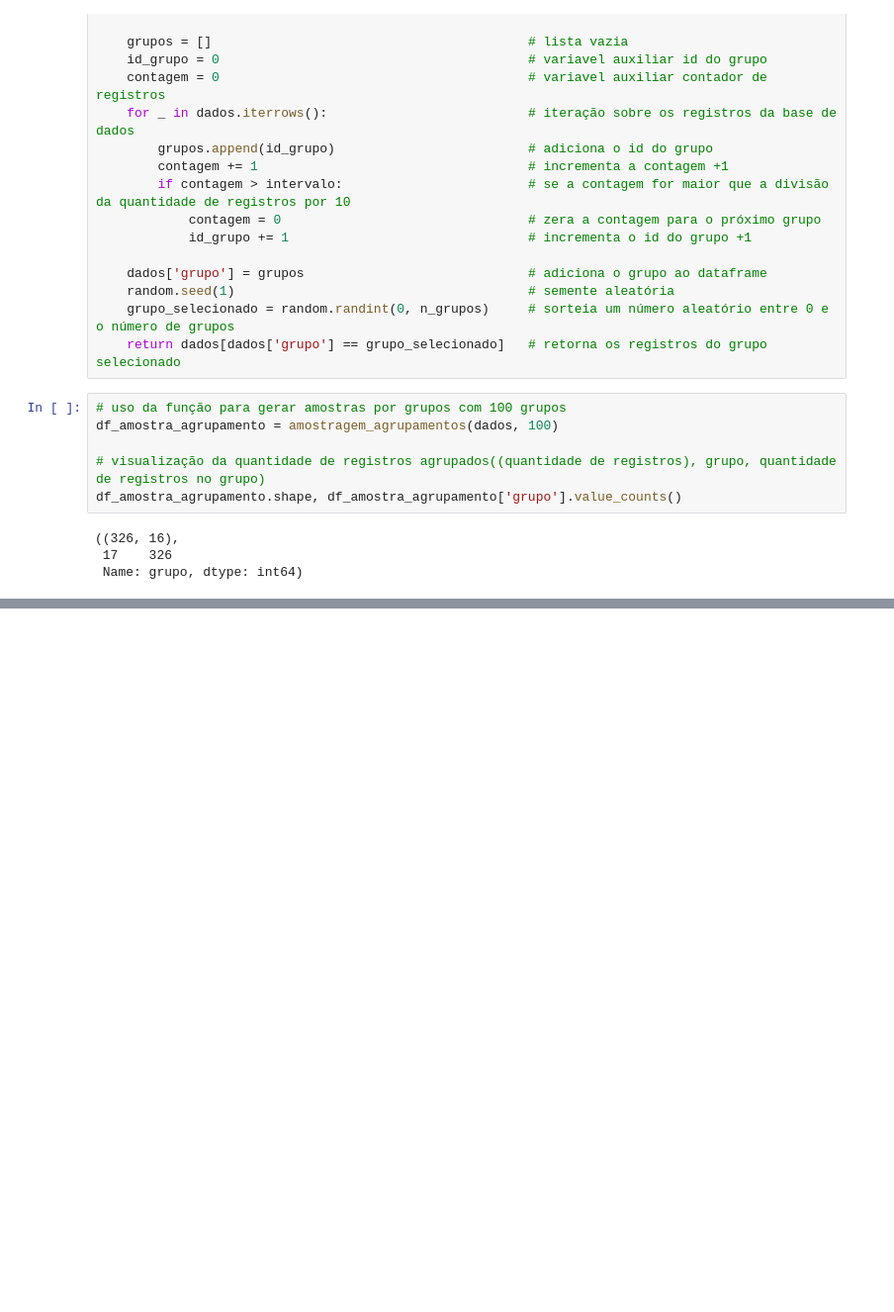
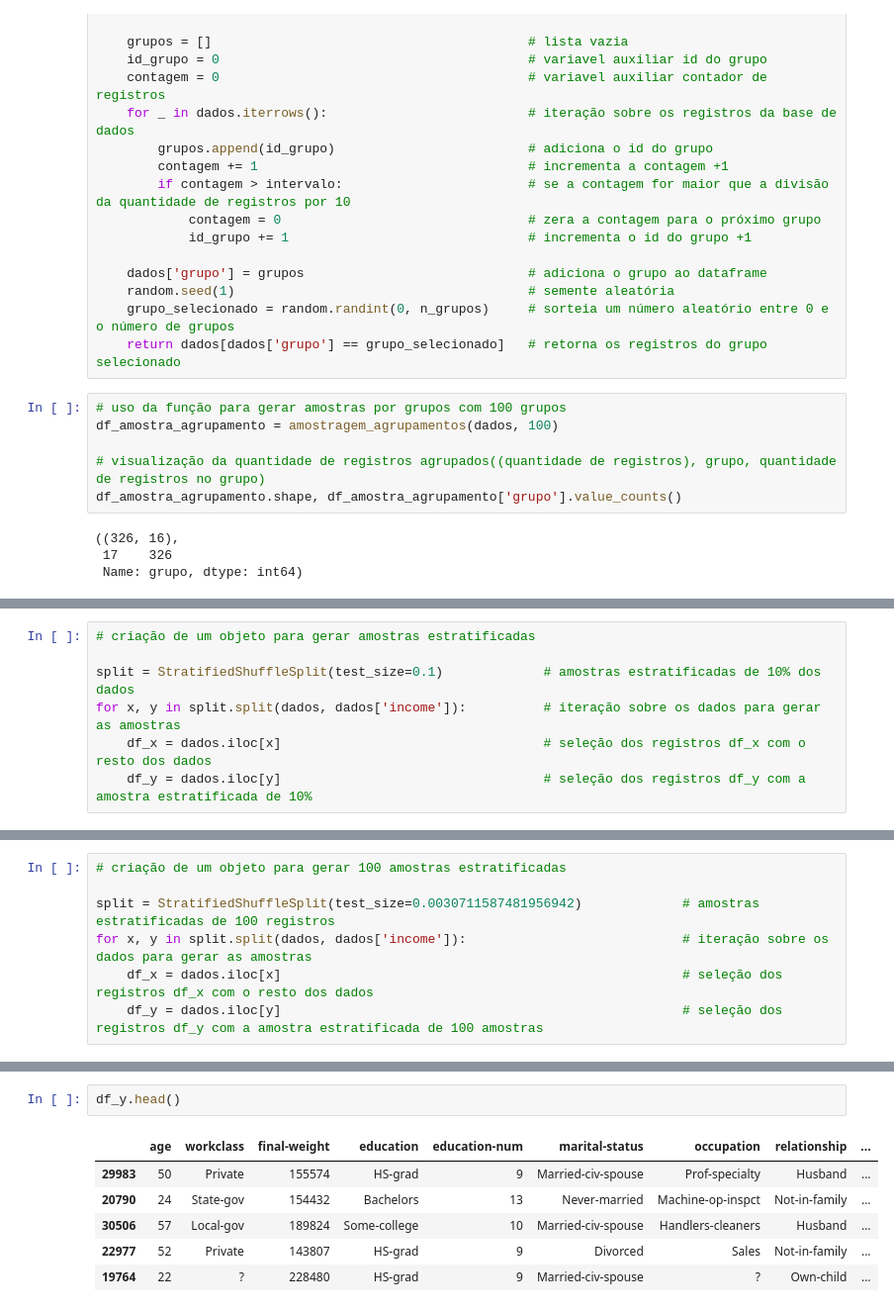
Before and after one commit to caiquemiranda/python-statistics, a Jupyter notebook: estatistica-machine-learning/cls01-População-e-amostra.ipynb, the cells around one changed output, grey strips where cells are left out. Shown: that part at 99% size. Saved outputs shown, nothing was run; the diff lists cells and outputs as text; blank space fills up the shorter version.

```diff
--- a/estatistica-machine-learning/cls01-População-e-amostra.ipynb
+++ b/estatistica-machine-learning/cls01-População-e-amostra.ipynb
@@ -273,0 +294,7 @@ df_amostra_agrupamento.tail()
+# %%
+# criação de um objeto para gerar amostras estratificadas
+
+split = StratifiedShuffleSplit(test_size=0.1)             # amostras estratificadas de 10% dos dados
+for x, y in split.split(dados, dados['income']):          # iteração sobre os dados para gerar as amostras
+    df_x = dados.iloc[x]                                  # seleção dos registros df_x com o resto dos dados
+    df_y = dados.iloc[y]                                  # seleção dos registros df_y com a amostra estratificada de 10%
@@ -273,0 +315,7 @@ df_amostra_agrupamento.tail()
+# %%
+# criação de um objeto para gerar 100 amostras estratificadas
+
+split = StratifiedShuffleSplit(test_size=0.0030711587481956942)             # amostras estratificadas de 100 registros
+for x, y in split.split(dados, dados['income']):                            # iteração sobre os dados para gerar as amostras
+    df_x = dados.iloc[x]                                                    # seleção dos registros df_x com o resto dos dados
+    df_y = dados.iloc[y]                                                    # seleção dos registros df_y com a amostra estratificada de 100 amostras
@@ -273,0 +328,9 @@ df_amostra_agrupamento.tail()
+# %%
+df_y.head()
+# %% [output]
+|  | age | workclass | final-weight | education | education-num | marital-status | occupation | relationship | ... |
+| 29983 | 50 | Private | 155574 | HS-grad | 9 | Married-civ-spouse | Prof-specialty | Husband | ... |
+| 20790 | 24 | State-gov | 154432 | Bachelors | 13 | Never-married | Machine-op-inspct | Not-in-family | ... |
+| 30506 | 57 | Local-gov | 189824 | Some-college | 10 | Married-civ-spouse | Handlers-cleaners | Husband | ... |
+| 22977 | 52 | Private | 143807 | HS-grad | 9 | Divorced | Sales | Not-in-family | ... |
+| 19764 | 22 | ? | 228480 | HS-grad | 9 | Married-civ-spouse | ? | Own-child | ... |
```
Also changed, not shown: parts of 27 cells of this notebook.
